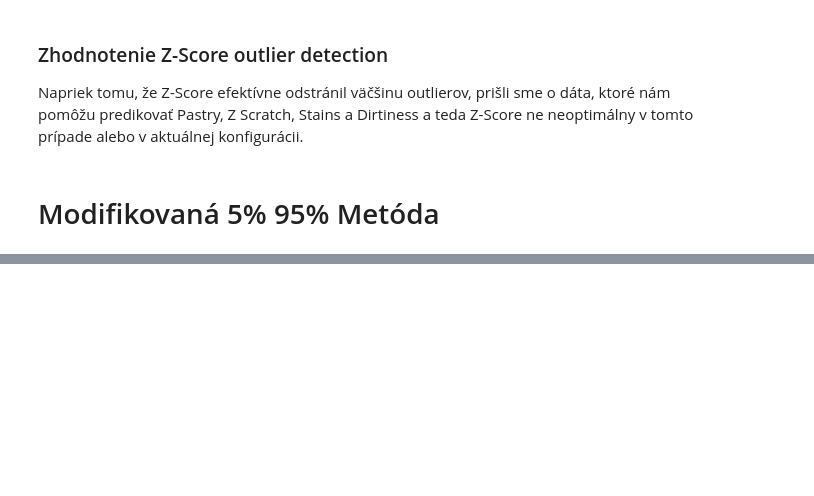
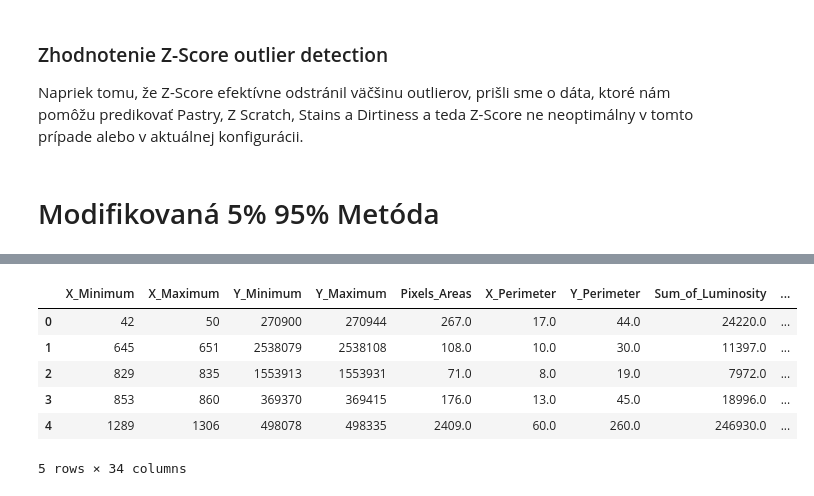
Before and after one commit to AmalAkh/zneus-project-1, a Jupyter notebook: eda.ipynb, the cells around one changed output, grey strips where cells are left out. Saved outputs shown, nothing was run; the diff lists cells and outputs as text; code cells hidden in the pictures; blank space fills up the shorter version.

```diff
--- a/eda.ipynb
+++ b/eda.ipynb
@@ -290 +290,11 @@ df_clean.describe()
 8 rows × 34 columns
+# %%
+df_clean.head()
+# %% [output]
+|  | X_Minimum | X_Maximum | Y_Minimum | Y_Maximum | Pixels_Areas | X_Perimeter | Y_Perimeter | Sum_of_Luminosity | ... |
+| 0 | 42 | 50 | 270900 | 270944 | 267.0 | 17.0 | 44.0 | 24220.0 | ... |
+| 1 | 645 | 651 | 2538079 | 2538108 | 108.0 | 10.0 | 30.0 | 11397.0 | ... |
+| 2 | 829 | 835 | 1553913 | 1553931 | 71.0 | 8.0 | 19.0 | 7972.0 | ... |
+| 3 | 853 | 860 | 369370 | 369415 | 176.0 | 13.0 | 45.0 | 18996.0 | ... |
+| 4 | 1289 | 1306 | 498078 | 498335 | 2409.0 | 60.0 | 260.0 | 246930.0 | ... |
+5 rows × 34 columns
```
Also changed, not shown: parts of 7 cells of this notebook, 4 other files.
